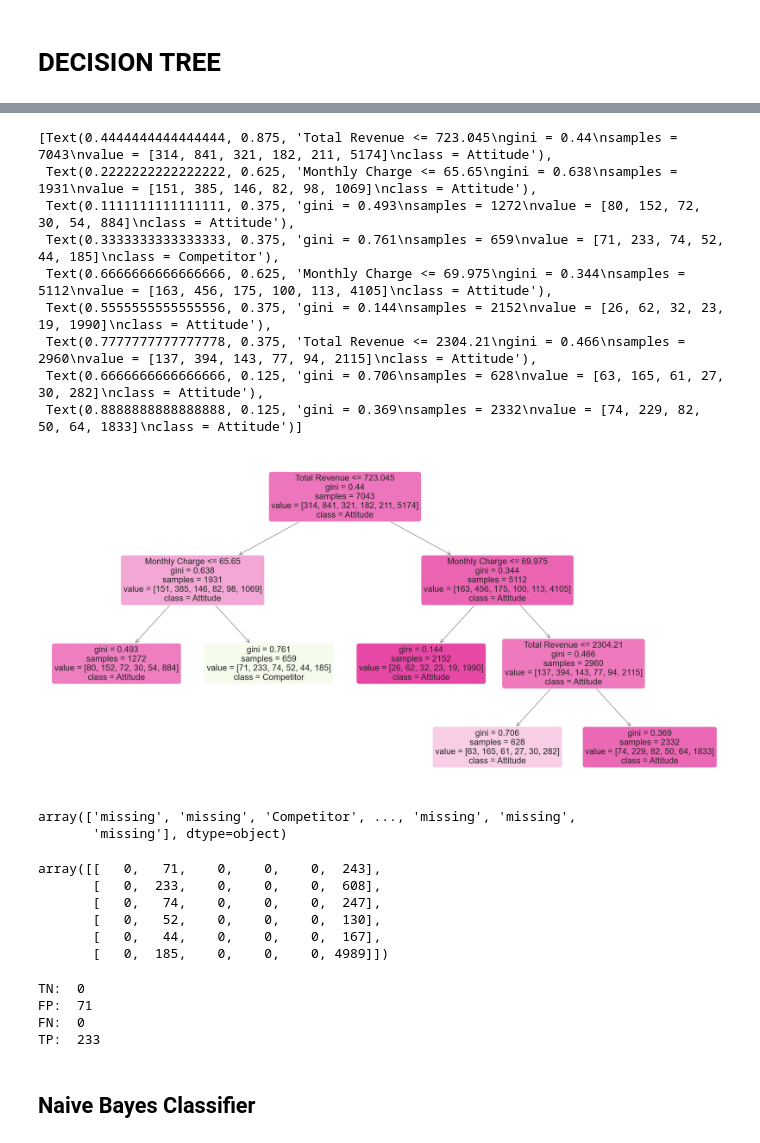
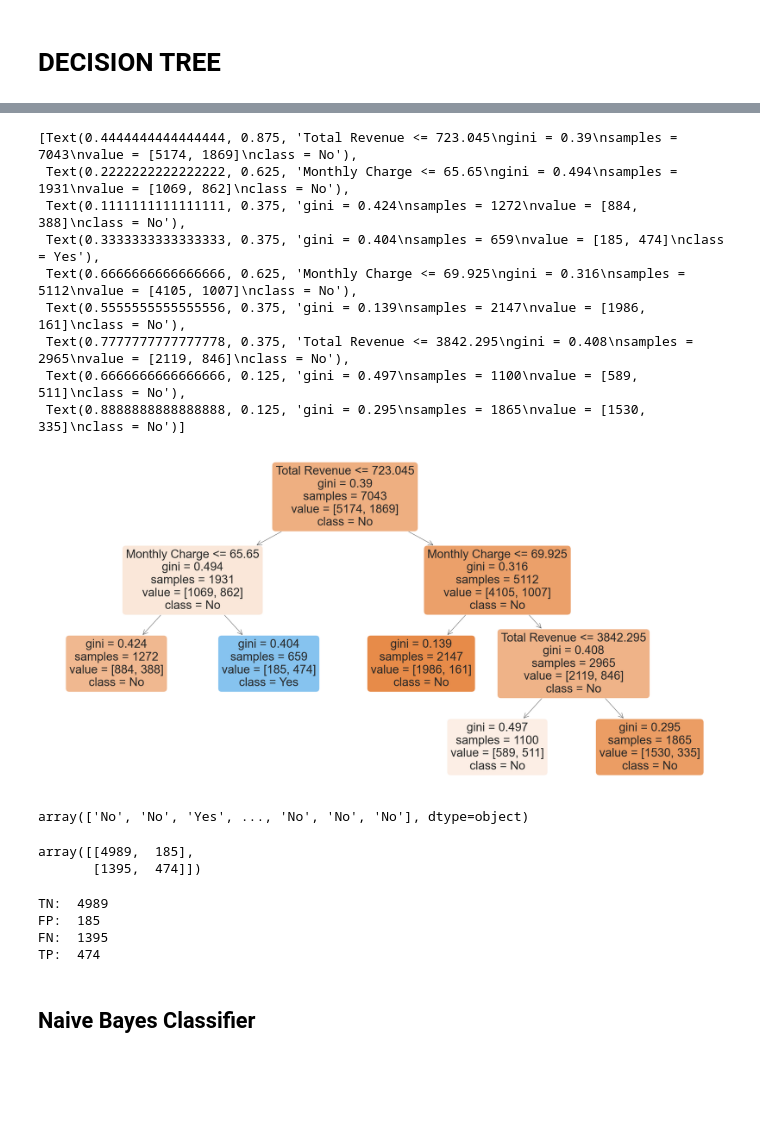
Before and after one commit to USD-502-FinalProject/502-Summer2022-FinalProject, a Jupyter notebook: 1_DataPreprocessing.ipynb, the cells around one changed output, grey strips where cells are left out. Saved outputs shown, nothing was run; the diff lists cells and outputs as text; code cells hidden in the pictures; blank space fills up the shorter version.

```diff
--- a/1_DataPreprocessing.ipynb
+++ b/1_DataPreprocessing.ipynb
@@ -1462,0 +1445,6 @@ Name: Churn Category, Length: 7043, dtype: object
+# %%
+dfDT['Customer Status'].replace([0, 1],
+                        ["No", "Yes"], inplace=True)
+# %%
+X = dfDT[['Monthly Charge', 'Total Revenue']]
+y = dfDT[['Customer Status']]
@@ -1465,37 +1468,32 @@ dt = DecisionTreeClassifier(criterion='gini', max_leaf_nodes=5).fit(X, y)
 # %%
 plt.figure(figsize=(40,20))
 plot_tree(dt,
           feature_names = X.columns,
-          class_names=y['Churn Category'].unique(),
+          class_names=y['Customer Status'].unique(),
           filled=True,
           rounded = True)
 # %% [output]
-[Text(0.4444444444444444, 0.875, 'Total Revenue <= 723.045\ngini = 0.44\nsamples = 7043\nvalue = [314, 841, 321, 182, 211, 5174]\nclass = Attitude'),
- Text(0.2222222222222222, 0.625, 'Monthly Charge <= 65.65\ngini = 0.638\nsamples = 1931\nvalue = [151, 385, 146, 82, 98, 1069]\nclass = Attitude'),
- Text(0.1111111111111111, 0.375, 'gini = 0.493\nsamples = 1272\nvalue = [80, 152, 72, 30, 54, 884]\nclass = Attitude'),
- Text(0.3333333333333333, 0.375, 'gini = 0.761\nsamples = 659\nvalue = [71, 233, 74, 52, 44, 185]\nclass = Competitor'),
- Text(0.6666666666666666, 0.625, 'Monthly Charge <= 69.975\ngini = 0.344\nsamples = 5112\nvalue = [163, 456, 175, 100, 113, 4105]\nclass = Attitude'),
- Text(0.5555555555555556, 0.375, 'gini = 0.144\nsamples = 2152\nvalue = [26, 62, 32, 23, 19, 1990]\nclass = Attitude'),
- Text(0.7777777777777778, 0.375, 'Total Revenue <= 2304.21\ngini = 0.466\nsamples = 2960\nvalue = [137, 394, 143, 77, 94, 2115]\nclass = Attitude'),
- Text(0.6666666666666666, 0.125, 'gini = 0.706\nsamples = 628\nvalue = [63, 165, 61, 27, 30, 282]\nclass = Attitude'),
- Text(0.8888888888888888, 0.125, 'gini = 0.369\nsamples = 2332\nvalue = [74, 229, 82, 50, 64, 1833]\nclass = Attitude')]
+[Text(0.4444444444444444, 0.875, 'Total Revenue <= 723.045\ngini = 0.39\nsamples = 7043\nvalue = [5174, 1869]\nclass = No'),
+ Text(0.2222222222222222, 0.625, 'Monthly Charge <= 65.65\ngini = 0.494\nsamples = 1931\nvalue = [1069, 862]\nclass = No'),
+ Text(0.1111111111111111, 0.375, 'gini = 0.424\nsamples = 1272\nvalue = [884, 388]\nclass = No'),
+ Text(0.3333333333333333, 0.375, 'gini = 0.404\nsamples = 659\nvalue = [185, 474]\nclass = Yes'),
+ Text(0.6666666666666666, 0.625, 'Monthly Charge <= 69.925\ngini = 0.316\nsamples = 5112\nvalue = [4105, 1007]\nclass = No'),
+ Text(0.5555555555555556, 0.375, 'gini = 0.139\nsamples = 2147\nvalue = [1986, 161]\nclass = No'),
+ Text(0.7777777777777778, 0.375, 'Total Revenue <= 3842.295\ngini = 0.408\nsamples = 2965\nvalue = [2119, 846]\nclass = No'),
+ Text(0.6666666666666666, 0.125, 'gini = 0.497\nsamples = 1100\nvalue = [589, 511]\nclass = No'),
+ Text(0.8888888888888888, 0.125, 'gini = 0.295\nsamples = 1865\nvalue = [1530, 335]\nclass = No')]
-[figure, old version]
+[figure, new version]
 # %%
 predictions = dt.predict(X)
 predictions
 # %% [output]
-array(['missing', 'missing', 'Competitor', ..., 'missing', 'missing',
-       'missing'], dtype=object)
+array(['No', 'No', 'Yes', ..., 'No', 'No', 'No'], dtype=object)
 # %%
 cm = confusion_matrix(y, predictions)
 cm
 # %% [output]
-array([[   0,   71,    0,    0,    0,  243],
-       [   0,  233,    0,    0,    0,  608],
-       [   0,   74,    0,    0,    0,  247],
-       [   0,   52,    0,    0,    0,  130],
-       [   0,   44,    0,    0,    0,  167],
-       [   0,  185,    0,    0,    0, 4989]])
+array([[4989,  185],
+       [1395,  474]])
 # %%
 TN = cm[0][0]
 FP = cm[0][1]
@@ -1507,10 +1505,10 @@ print('TN: ', TN,
       '\nFN: ', FN,
       '\nTP: ', TP,)
 # %% [output]
-TN:  0
-FP:  71
-FN:  0
-TP:  233
+TN:  4989
+FP:  185
+FN:  1395
+TP:  474
 # %% [markdown]
 ## Naive Bayes Classifier
 # %%
```
Also changed, not shown: parts of 35 cells of this notebook.
